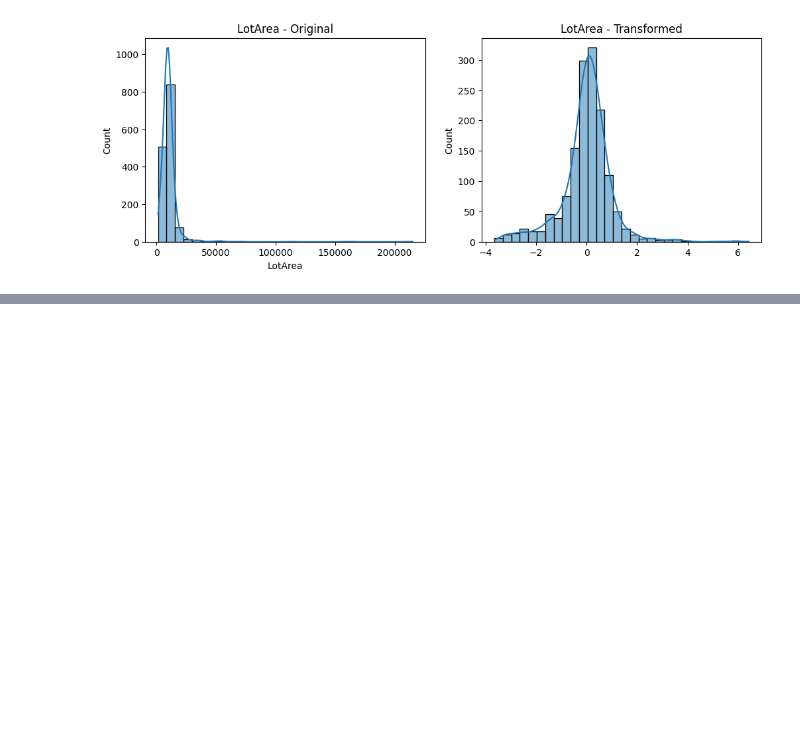
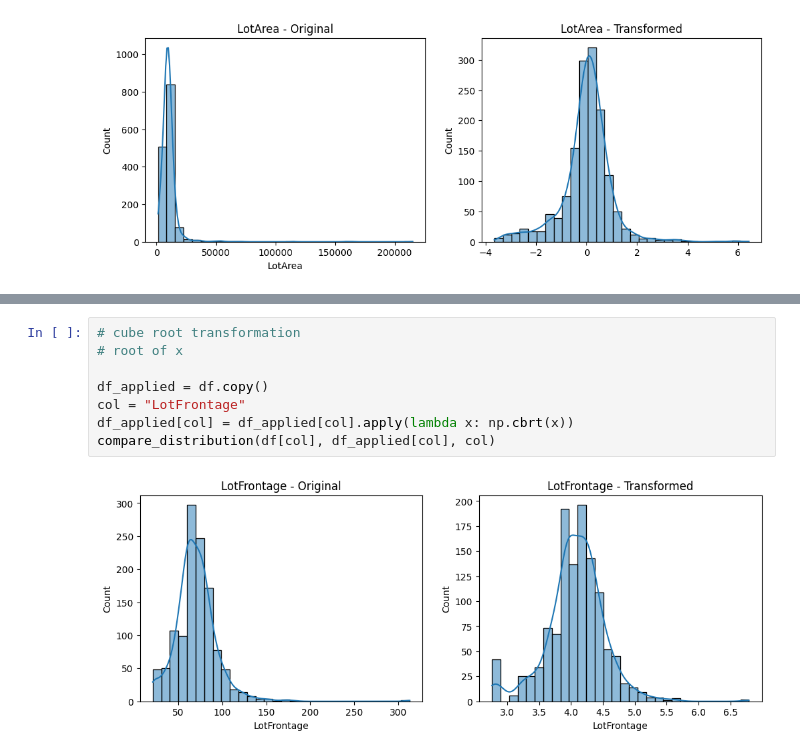
Before and after one commit to KG1234567/Feature-Engineering, a Jupyter notebook: 02-05-2026/02-05-2026.ipynb, the cells around one changed output, grey strips where cells are left out. Saved outputs shown, nothing was run; the diff lists cells and outputs as text; blank space fills up the shorter version.

```diff
--- a/02-05-2026/02-05-2026.ipynb
+++ b/02-05-2026/02-05-2026.ipynb
@@ -838,0 +849,10 @@ After:  {'mean': np.float64(9.490125580357503e-16), 'std': np.float64(1.00034264
+# %%
+# cube root transformation
+# root of x
+
+df_applied = df.copy()
+col = "LotFrontage"
+df_applied[col] = df_applied[col].apply(lambda x: np.cbrt(x))
+compare_distribution(df[col], df_applied[col], col)
+# %% [output]
+[figure, added]
```
Also changed, not shown: parts of 1 cell of this notebook.
